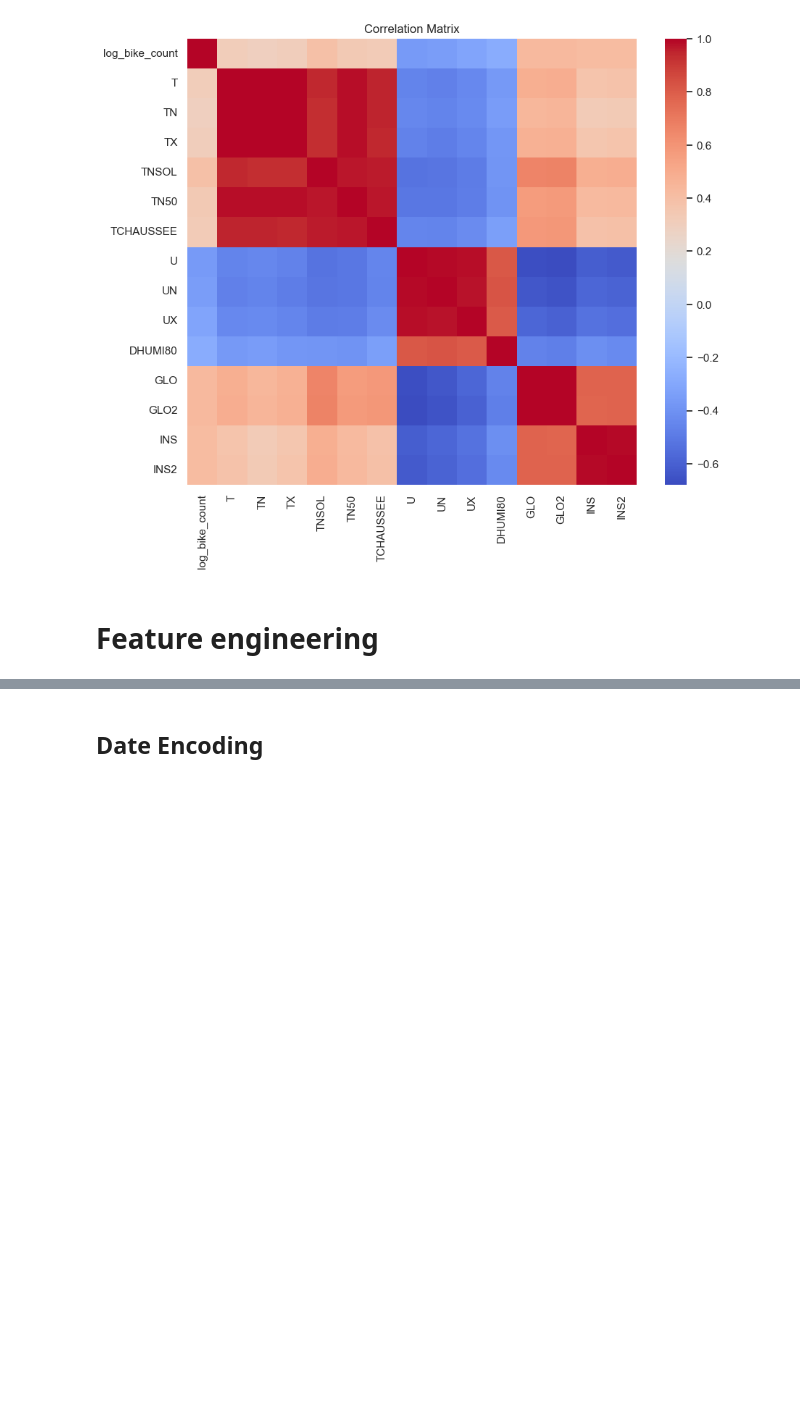
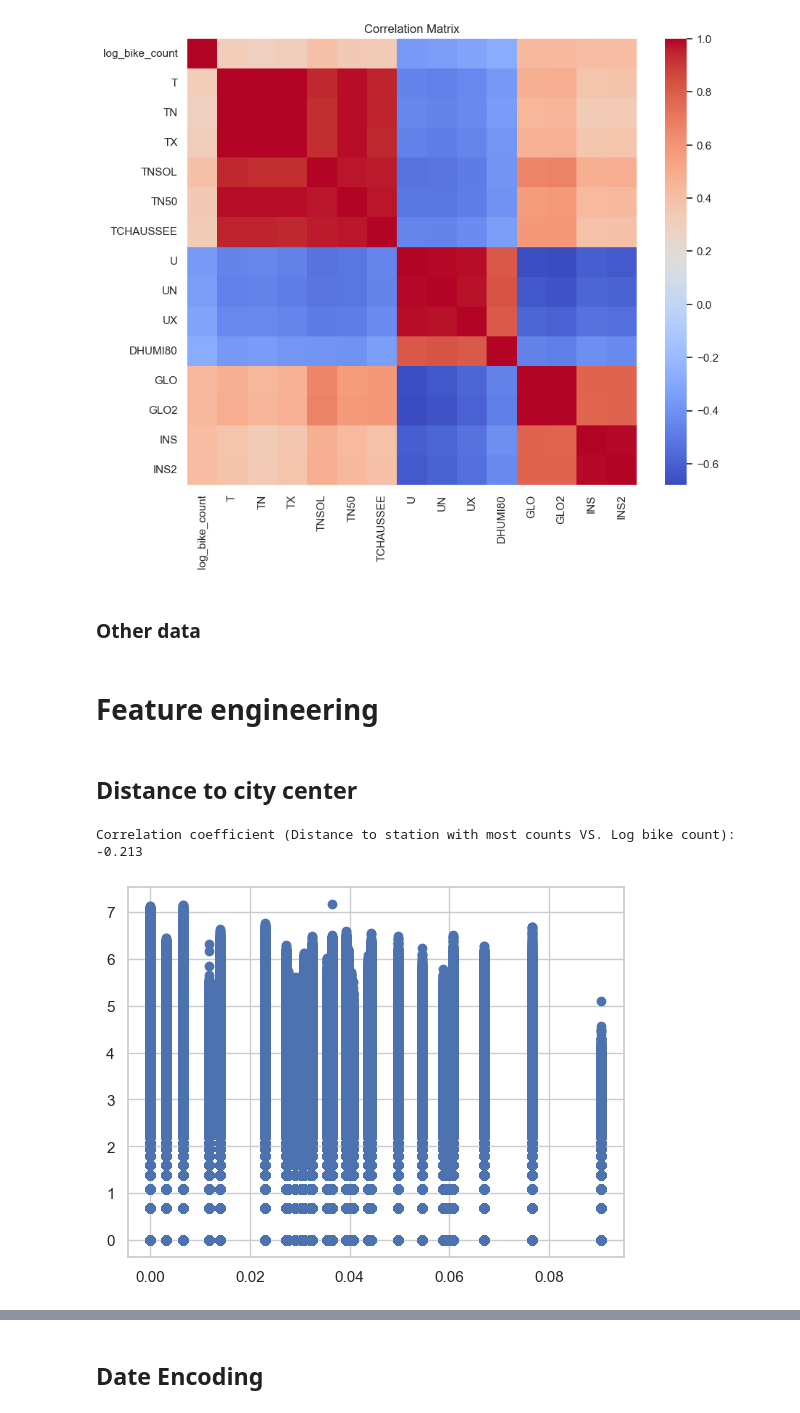
Before and after one commit to p-haas/bike_counters, a Jupyter notebook: WIP/eda_notebook.ipynb, the cells around one changed output, grey strips where cells are left out. Saved outputs shown, nothing was run; the diff lists cells and outputs as text; code cells hidden in the pictures; blank space fills up the shorter version.

```diff
--- a/WIP/eda_notebook.ipynb
+++ b/WIP/eda_notebook.ipynb
@@ -452,5 +524,9 @@ plt.title("Correlation Matrix")
 plt.show()
 # %% [output]
 [figure]
+# %% [markdown]
+### Other data
 # %% [markdown]
 # Feature engineering
+# %% [markdown]
+## Distance to city center
@@ -456,0 +549,11 @@ plt.show()
+# %%
+print(
+    f"Correlation coefficient (Distance to station with most counts VS. Log bike count): {pearsonr(dist_center, train["log_bike_count"])[0]:.3f}"
+)
+# %% [output]
+Correlation coefficient (Distance to station with most counts VS. Log bike count): -0.213
+# %%
+plt.scatter(dist_center, train["log_bike_count"])
+plt.show()
+# %% [output]
+[figure, added]
```
Also changed, not shown: parts of 35 cells of this notebook, 3 other files.
